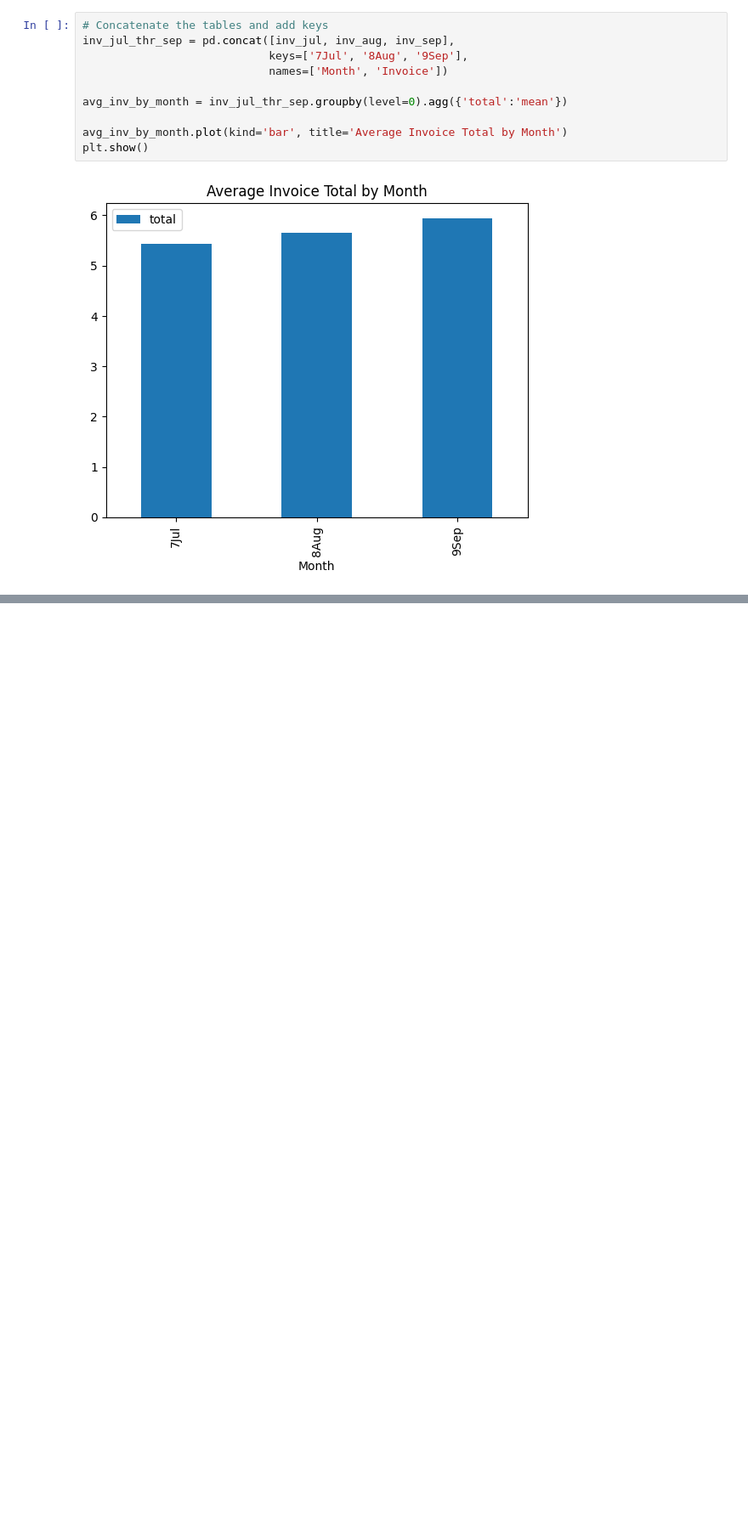
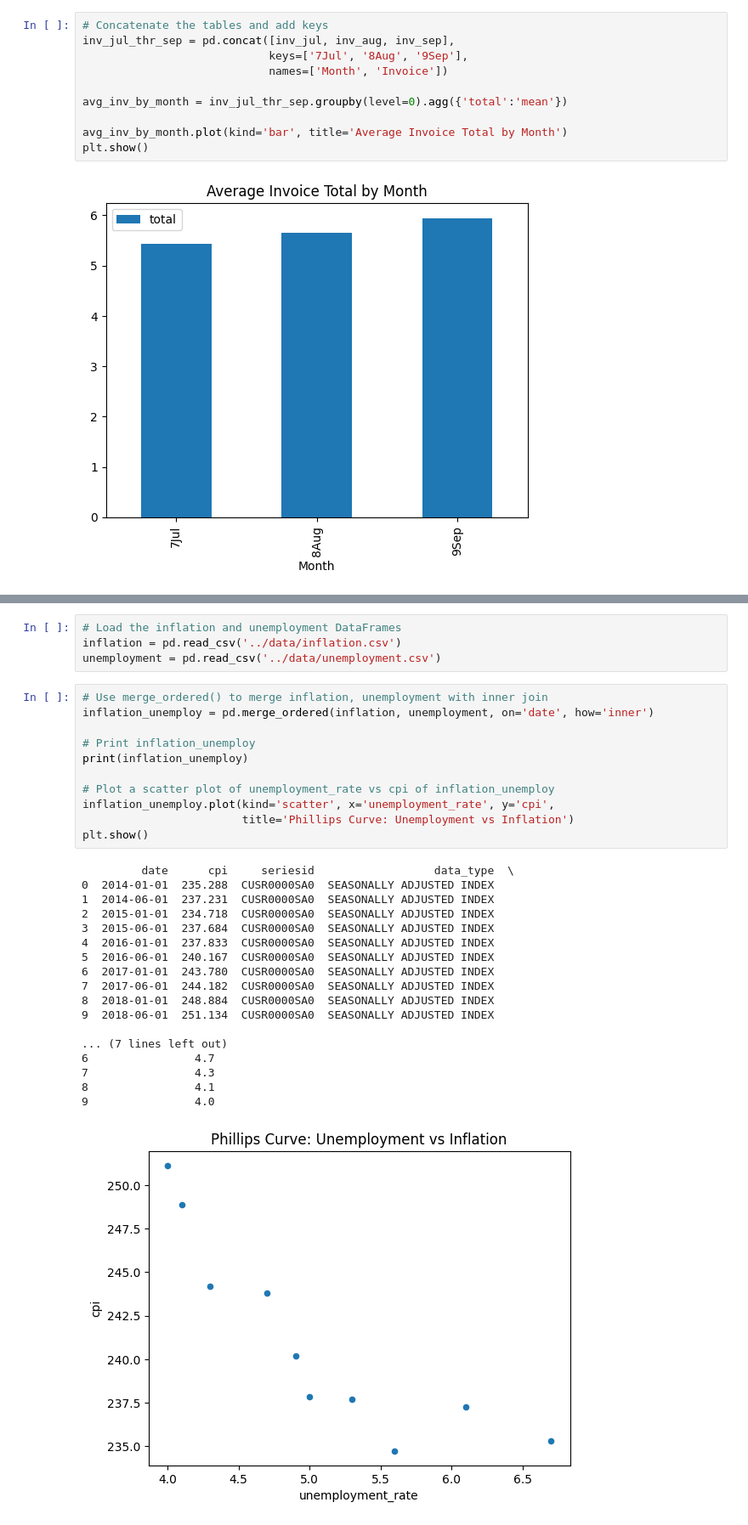
Before and after one commit to petsereypanha/python_data, a Jupyter notebook: pandas/Joining Data with pandas.ipynb, the cells around one changed output, grey strips where cells are left out. Shown at 85% size. Drawn from its saved outputs; the diff is of its cells as text; blank space fills up the shorter version.

Commit message:
update joinig data with pandas

```diff
--- a/pandas/Joining Data with pandas.ipynb
+++ b/pandas/Joining Data with pandas.ipynb
@@ -786,0 +904,34 @@ plt.show()
+# %%
+# Load the inflation and unemployment DataFrames
+inflation = pd.read_csv('../data/inflation.csv')
+unemployment = pd.read_csv('../data/unemployment.csv')
+# %%
+# Use merge_ordered() to merge inflation, unemployment with inner join
+inflation_unemploy = pd.merge_ordered(inflation, unemployment, on='date', how='inner')
+
+# Print inflation_unemploy
+print(inflation_unemploy)
+
+# Plot a scatter plot of unemployment_rate vs cpi of inflation_unemploy
+inflation_unemploy.plot(kind='scatter', x='unemployment_rate', y='cpi',
+                        title='Phillips Curve: Unemployment vs Inflation')
+plt.show()
+# %% [output]
+         date      cpi     seriesid                  data_type  \
+0  2014-01-01  235.288  CUSR0000SA0  SEASONALLY ADJUSTED INDEX
+1  2014-06-01  237.231  CUSR0000SA0  SEASONALLY ADJUSTED INDEX
+2  2015-01-01  234.718  CUSR0000SA0  SEASONALLY ADJUSTED INDEX
+3  2015-06-01  237.684  CUSR0000SA0  SEASONALLY ADJUSTED INDEX
+4  2016-01-01  237.833  CUSR0000SA0  SEASONALLY ADJUSTED INDEX
+5  2016-06-01  240.167  CUSR0000SA0  SEASONALLY ADJUSTED INDEX
+6  2017-01-01  243.780  CUSR0000SA0  SEASONALLY ADJUSTED INDEX
+7  2017-06-01  244.182  CUSR0000SA0  SEASONALLY ADJUSTED INDEX
+8  2018-01-01  248.884  CUSR0000SA0  SEASONALLY ADJUSTED INDEX
+9  2018-06-01  251.134  CUSR0000SA0  SEASONALLY ADJUSTED INDEX
+
+... (7 lines left out)
+6                4.7
+7                4.3
+8                4.1
+9                4.0
+[figure, added]
```
Also changed, not shown: parts of 38 cells of this notebook, 19 other files.
